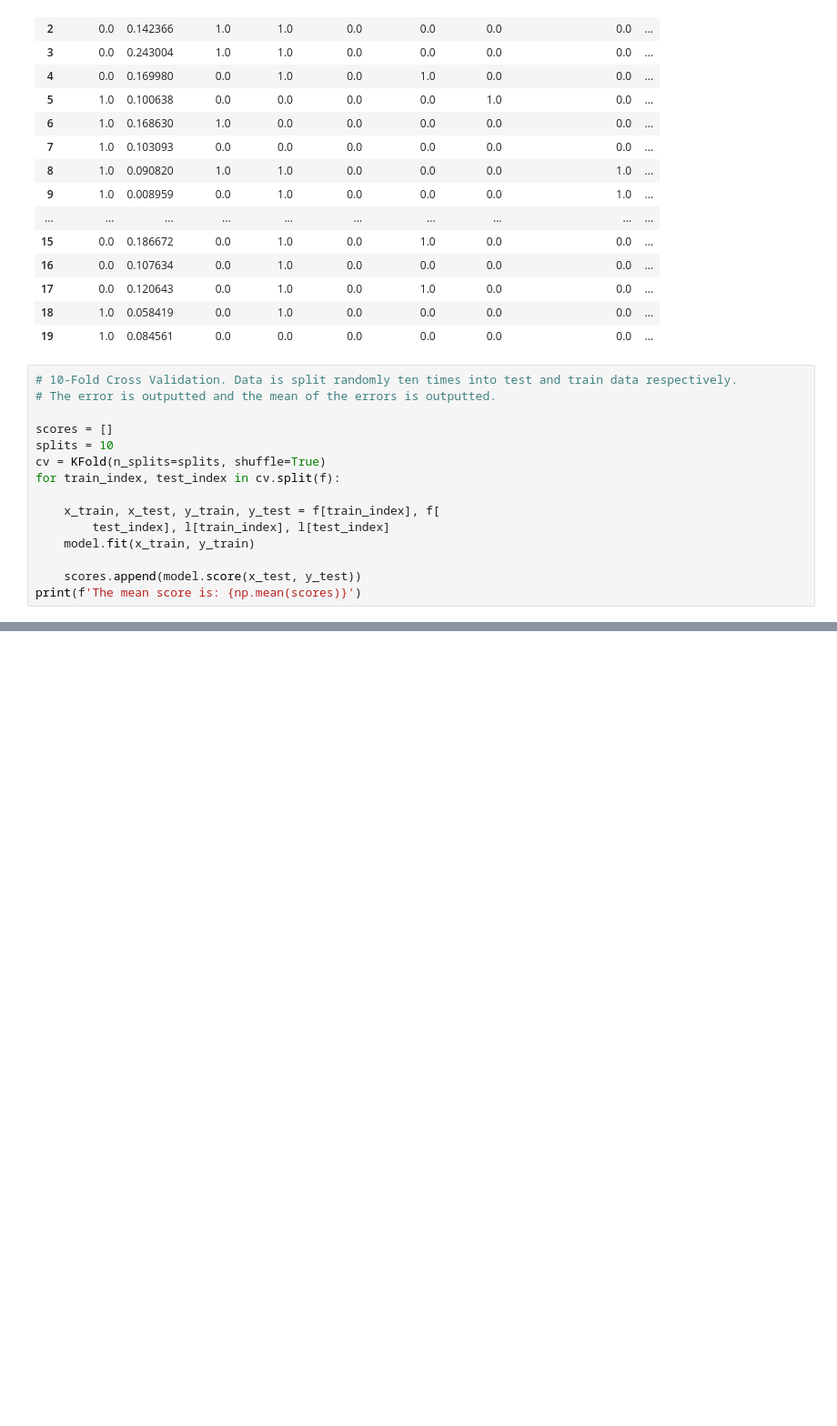
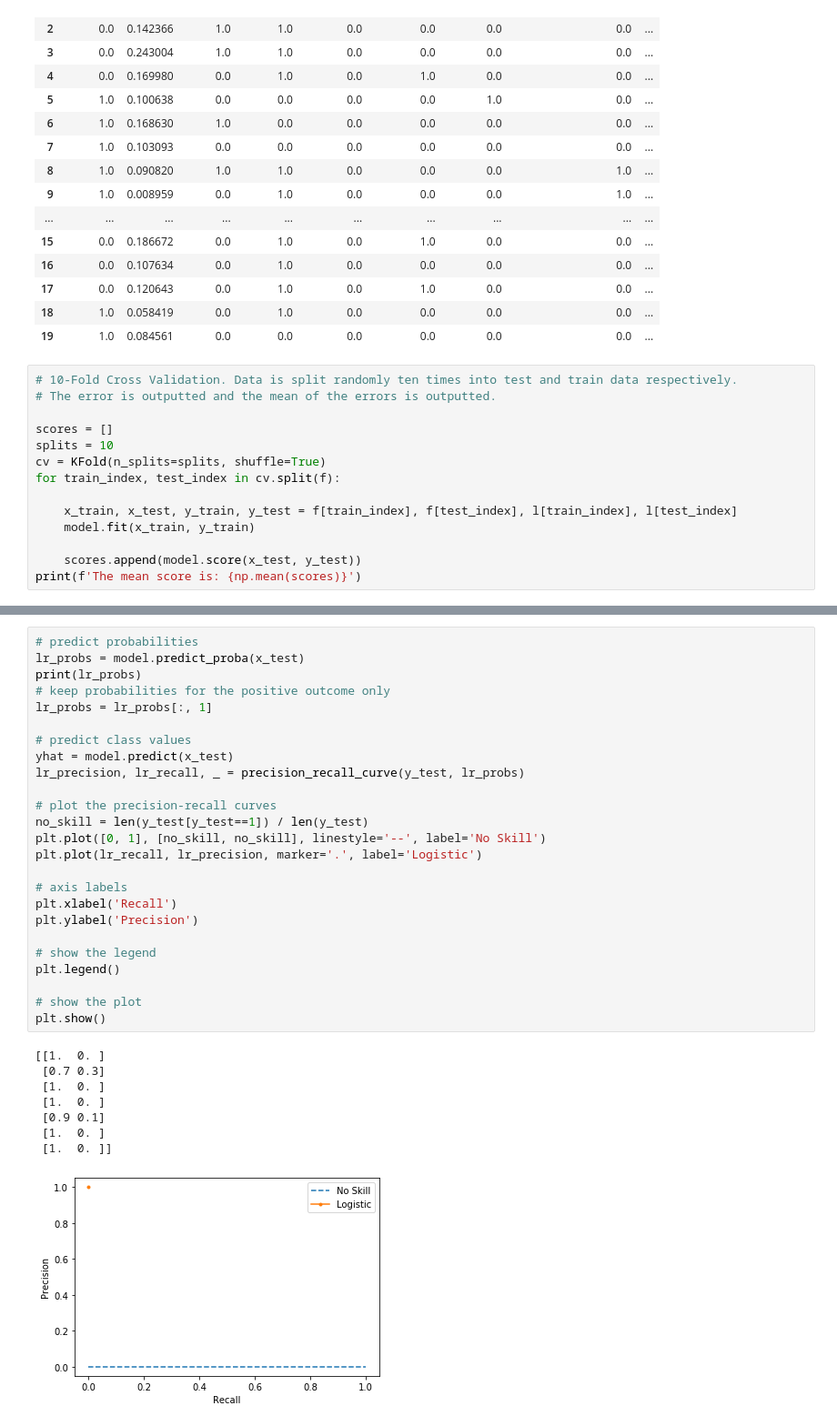
Before and after one commit to nitro41992/cs634-final-project, a Jupyter notebook: Scar Report.ipynb, the cells around one changed output, grey strips where cells are left out. Shown at 91% size. Saved outputs shown, nothing was run; the diff lists cells and outputs as text; blank space fills up the shorter version.

Commit message:
Task: Added Precision Recall curve code

```diff
--- a/Scar Report.ipynb
+++ b/Scar Report.ipynb
@@ -157,8 +158,7 @@ splits = 10
 cv = KFold(n_splits=splits, shuffle=True)
 for train_index, test_index in cv.split(f):
 
-    x_train, x_test, y_train, y_test = f[train_index], f[
-        test_index], l[train_index], l[test_index]
+    x_train, x_test, y_train, y_test = f[train_index], f[test_index], l[train_index], l[test_index]
     model.fit(x_train, y_train)
 
     scores.append(model.score(x_test, y_test))
@@ -188,0 +189,34 @@ Image(filename = 'tree.png')
+# %%
+# predict probabilities
+lr_probs = model.predict_proba(x_test)
+print(lr_probs)
+# keep probabilities for the positive outcome only
+lr_probs = lr_probs[:, 1]
+
+# predict class values
+yhat = model.predict(x_test)
+lr_precision, lr_recall, _ = precision_recall_curve(y_test, lr_probs)
+
+# plot the precision-recall curves
+no_skill = len(y_test[y_test==1]) / len(y_test)
+plt.plot([0, 1], [no_skill, no_skill], linestyle='--', label='No Skill')
+plt.plot(lr_recall, lr_precision, marker='.', label='Logistic')
+
+# axis labels
+plt.xlabel('Recall')
+plt.ylabel('Precision')
+
+# show the legend
+plt.legend()
+
+# show the plot
+plt.show()
+# %% [output]
+[[1.  0. ]
+ [0.7 0.3]
+ [1.  0. ]
+ [1.  0. ]
+ [0.9 0.1]
+ [1.  0. ]
+ [1.  0. ]]
+[figure, added]
```
Also changed, not shown: parts of 3 cells of this notebook, 2 other files.
